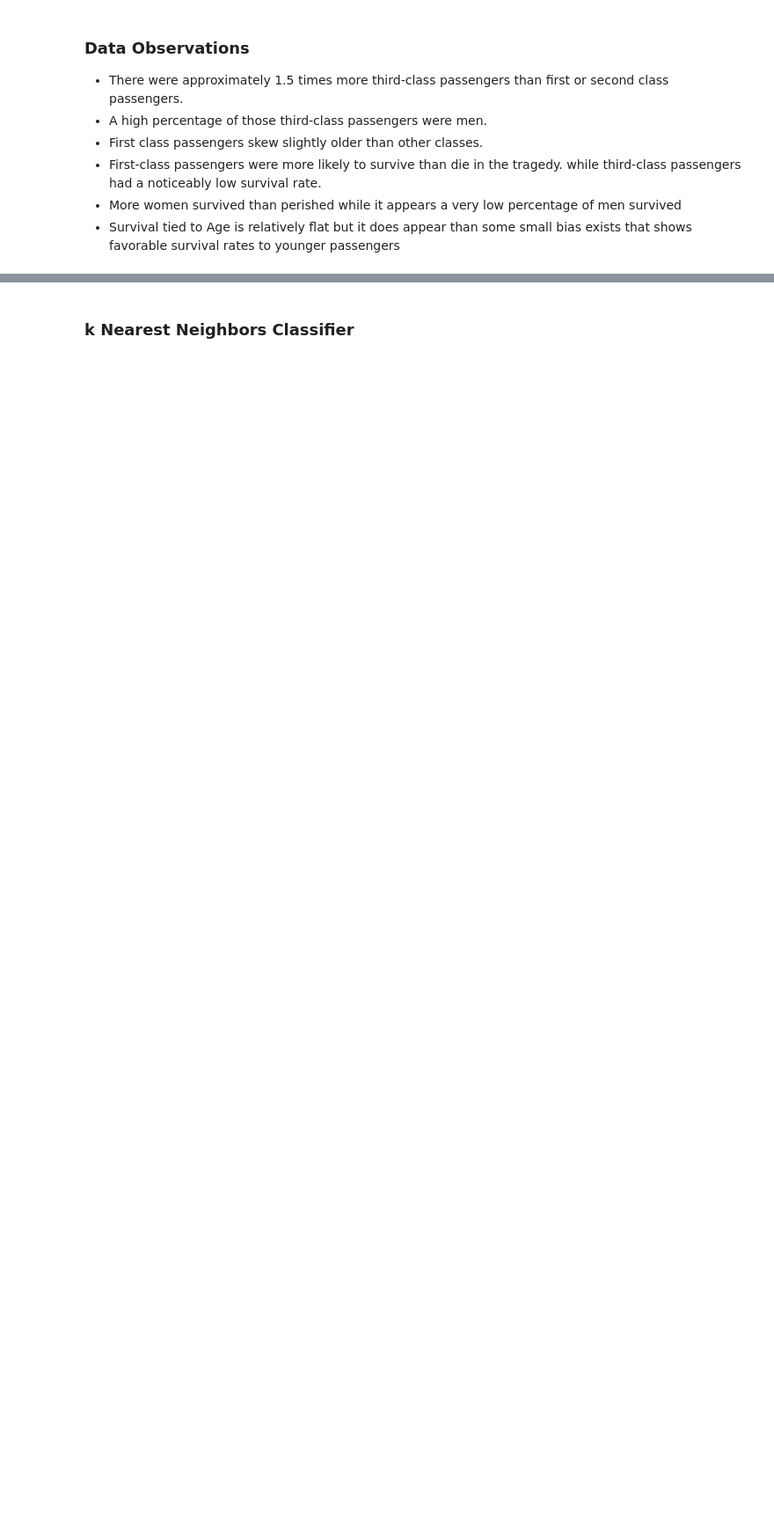
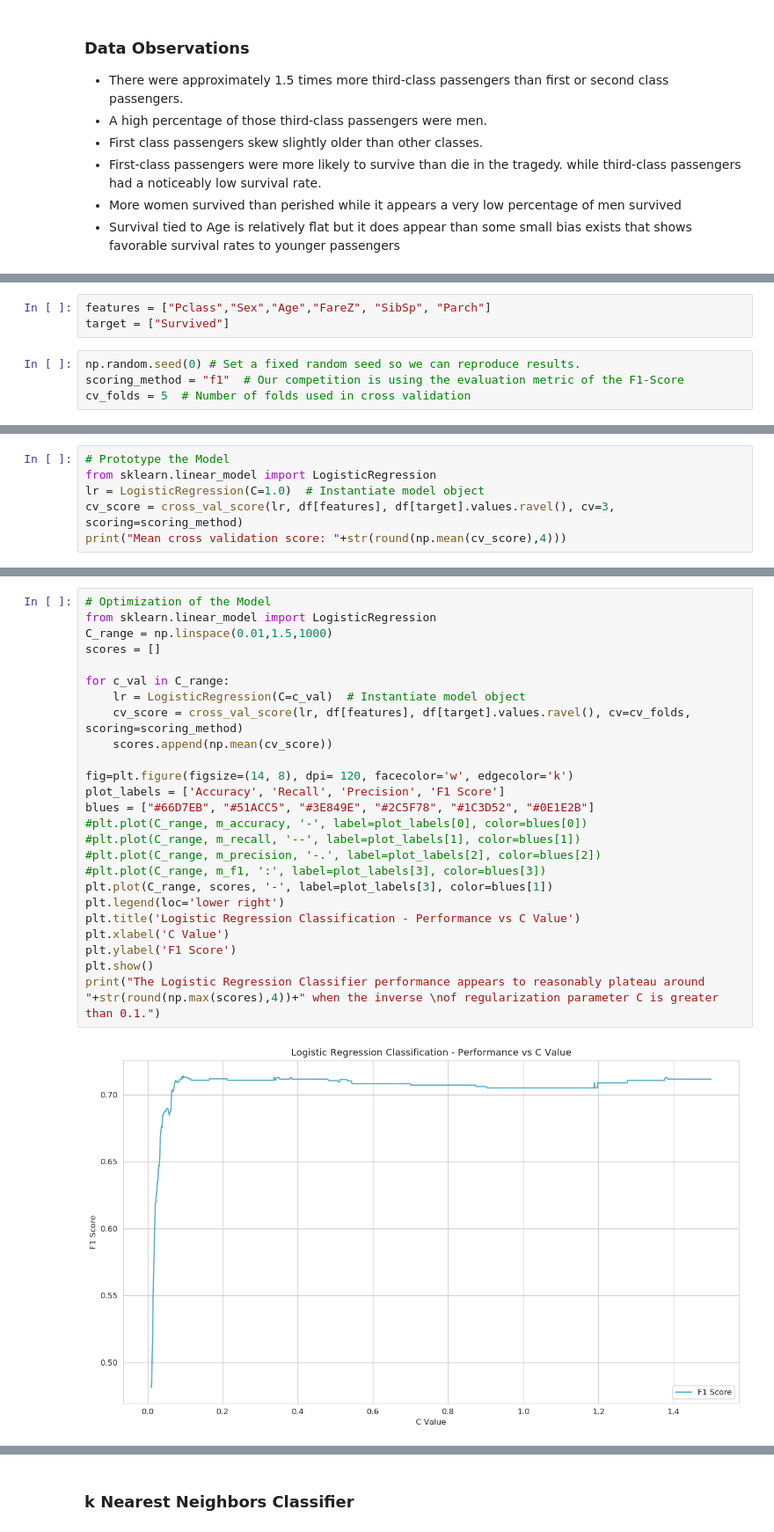
Before and after one commit to jeffreyegan/MachineLearning, a Jupyter notebook: Unit3_Classification/kaggle_titanic/Titanic_Kaggle_Competition.ipynb, the cells around one changed output, grey strips where cells are left out. Shown at 88% size. Drawn from its saved outputs; the diff is of its cells as text; blank space fills up the shorter version.

```diff
--- a/Unit3_Classification/kaggle_titanic/Titanic_Kaggle_Competition.ipynb
+++ b/Unit3_Classification/kaggle_titanic/Titanic_Kaggle_Competition.ipynb
@@ -192,0 +206,7 @@ There are other classification models that may or may not be well suited to this
+# %%
+features = ["Pclass","Sex","Age","FareZ", "SibSp", "Parch"]
+target = ["Survived"]
+# %%
+np.random.seed(0) # Set a fixed random seed so we can reproduce results.
+scoring_method = "f1"  # Our competition is using the evaluation metric of the F1-Score
+cv_folds = 5  # Number of folds used in cross validation
@@ -192,0 +220,6 @@ There are other classification models that may or may not be well suited to this
+# %%
+# Prototype the Model
+from sklearn.linear_model import LogisticRegression
+lr = LogisticRegression(C=1.0)  # Instantiate model object
+cv_score = cross_val_score(lr, df[features], df[target].values.ravel(), cv=3, scoring=scoring_method)
+print("Mean cross validation score: "+str(round(np.mean(cv_score),4)))
@@ -192,0 +228,27 @@ There are other classification models that may or may not be well suited to this
+# %%
+# Optimization of the Model
+from sklearn.linear_model import LogisticRegression
+C_range = np.linspace(0.01,1.5,1000)
+scores = []
+
+for c_val in C_range:
+    lr = LogisticRegression(C=c_val)  # Instantiate model object
+    cv_score = cross_val_score(lr, df[features], df[target].values.ravel(), cv=cv_folds, scoring=scoring_method)
+    scores.append(np.mean(cv_score))
+
+fig=plt.figure(figsize=(14, 8), dpi= 120, facecolor='w', edgecolor='k')
+plot_labels = ['Accuracy', 'Recall', 'Precision', 'F1 Score']
+blues = ["#66D7EB", "#51ACC5", "#3E849E", "#2C5F78", "#1C3D52", "#0E1E2B"]
+#plt.plot(C_range, m_accuracy, '-', label=plot_labels[0], color=blues[0])
+#plt.plot(C_range, m_recall, '--', label=plot_labels[1], color=blues[1])
+#plt.plot(C_range, m_precision, '-.', label=plot_labels[2], color=blues[2])
+#plt.plot(C_range, m_f1, ':', label=plot_labels[3], color=blues[3])
+plt.plot(C_range, scores, '-', label=plot_labels[3], color=blues[1])
+plt.legend(loc='lower right')
+plt.title('Logistic Regression Classification - Performance vs C Value')
+plt.xlabel('C Value')
+plt.ylabel('F1 Score')
+plt.show()
+print("The Logistic Regression Classifier performance appears to reasonably plateau around "+str(round(np.max(scores),4))+" when the inverse \nof regularization parameter C is greater than 0.1.")
+# %% [output]
+[figure, added]
```
Also changed, not shown: parts of 47 cells of this notebook.
